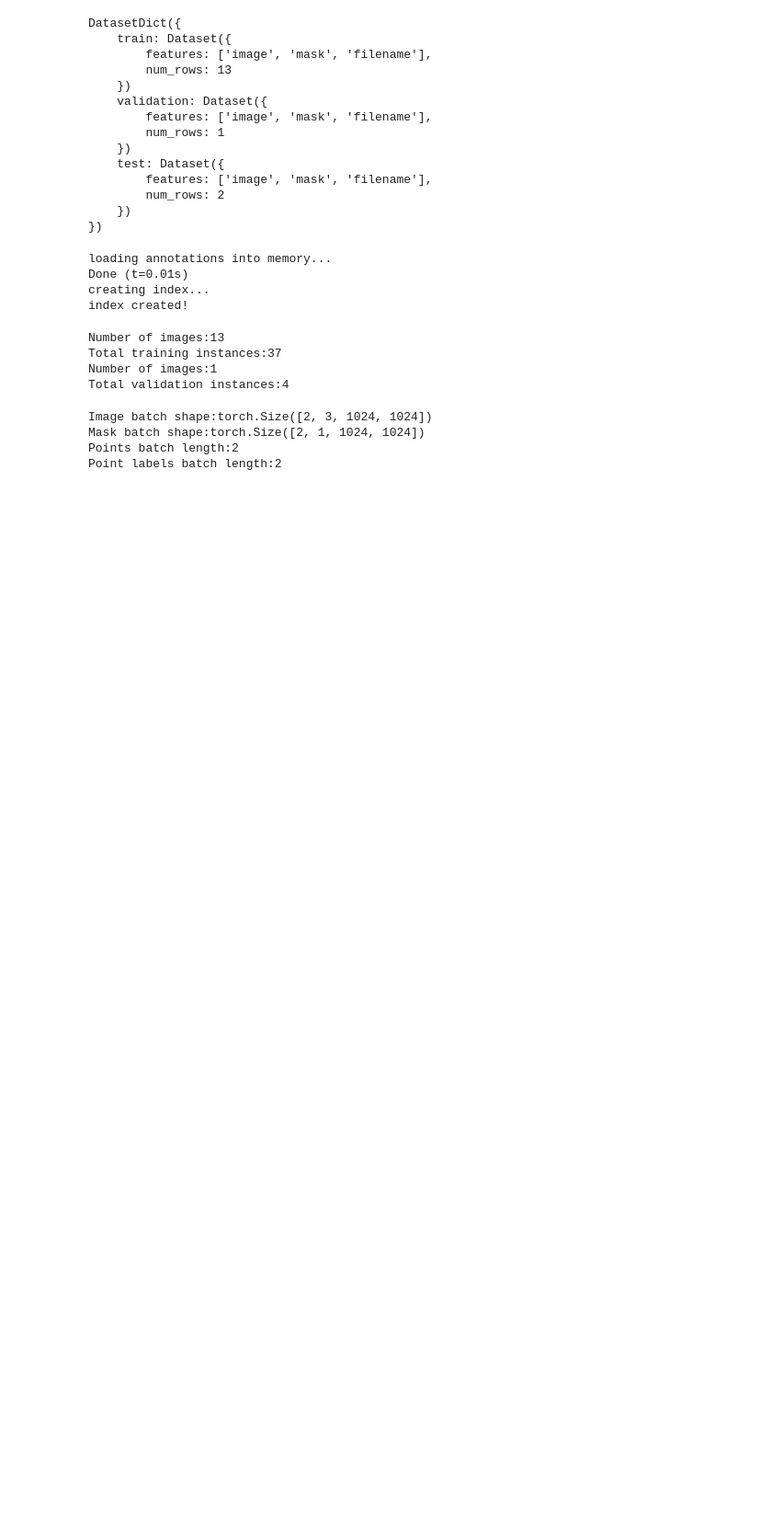
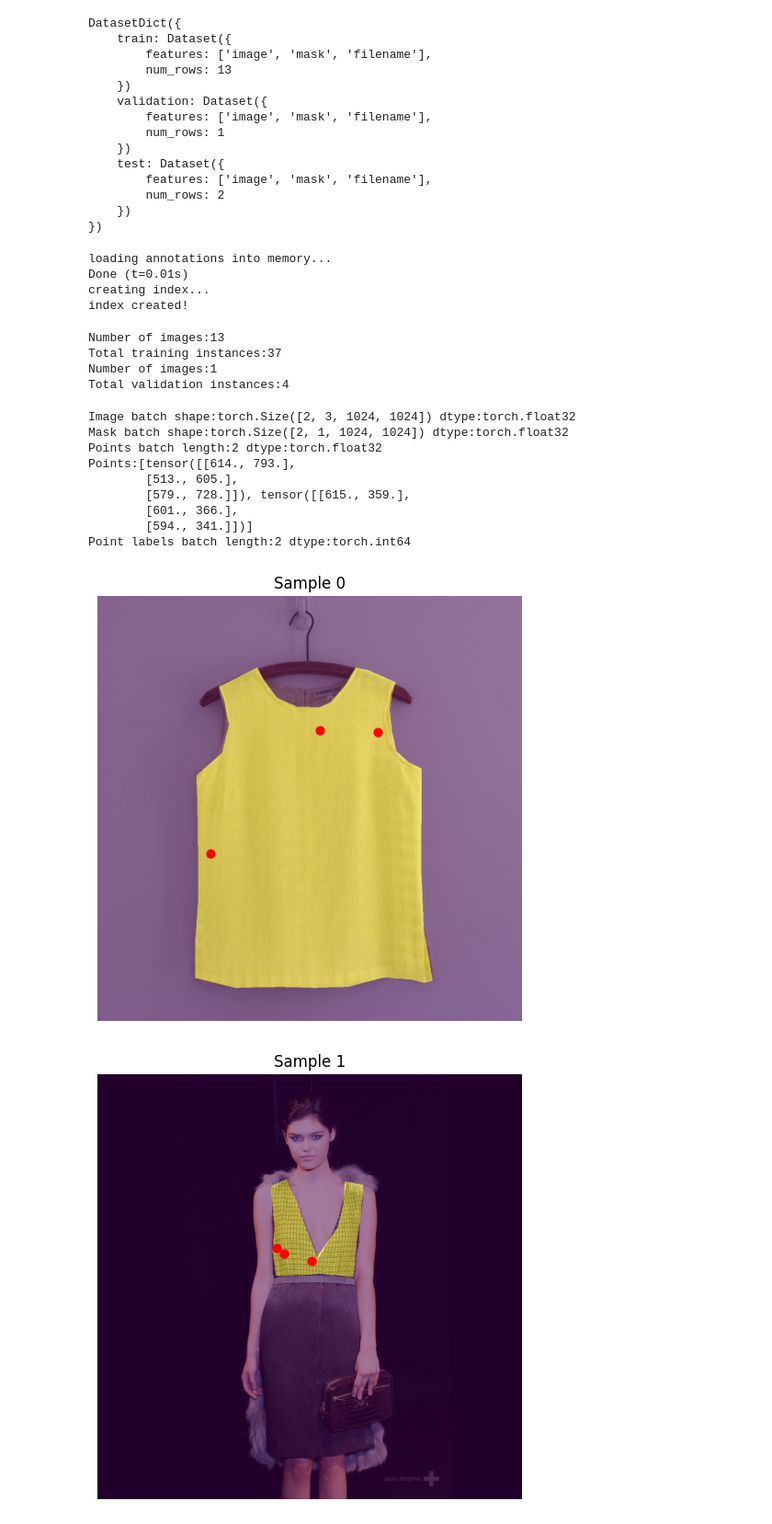
Before and after one commit to ash-01xor/FashionSeg, a Jupyter notebook: Notebooks/finetune_sam2_setup.ipynb, the cells around one changed output. Shown at 92% size. Drawn from its saved outputs; the diff is of its cells as text; code cells hidden in the pictures; blank space fills up the shorter version.

```diff
--- a/Notebooks/finetune_sam2_setup.ipynb
+++ b/Notebooks/finetune_sam2_setup.ipynb
@@ -223,12 +233,47 @@ val_dataloader = DataLoader(
 )
 # %%
 first_batch = next(iter(train_dataloader))
-print(f"Image batch shape:{first_batch['image'].shape}")
-print(f"Mask batch shape:{first_batch['mask'].shape}")
-print(f"Points batch length:{len(first_batch['points'])}")
-print(f"Point labels batch length:{len(first_batch['point_labels'])}")
+print(f"Image batch shape:{first_batch['image'].shape} dtype:{first_batch['image'].dtype}")
+print(f"Mask batch shape:{first_batch['mask'].shape} dtype:{first_batch['mask'].dtype}")
+print(f"Points batch length:{len(first_batch['points'])} dtype:{first_batch['points'][0].dtype}")
+print(f"Points:{first_batch['points']}")
+print(f"Point labels batch length:{len(first_batch['point_labels'])} dtype:{first_batch['point_labels'][0].dtype}")
 # %% [output]
-Image batch shape:torch.Size([2, 3, 1024, 1024])
-Mask batch shape:torch.Size([2, 1, 1024, 1024])
-Points batch length:2
-Point labels batch length:2
+Image batch shape:torch.Size([2, 3, 1024, 1024]) dtype:torch.float32
+Mask batch shape:torch.Size([2, 1, 1024, 1024]) dtype:torch.float32
+Points batch length:2 dtype:torch.float32
+Points:[tensor([[614., 793.],
+        [513., 605.],
+        [579., 728.]]), tensor([[615., 359.],
+        [601., 366.],
+        [594., 341.]])]
+Point labels batch length:2 dtype:torch.int64
+# %%
+def viz_batch(batch):
+
+    images = batch['image']  # (B, 3, H, W)
+    masks = batch['mask']    # (B, 1, H, W)
+    points = batch['points'] # list of (N, 1, 2)
+    point_labels = batch['point_labels'] # list of (N,)
+
+    B = images.shape[0]
+
+    for i in range(B):
+        img = images[i].permute(1, 2, 0).cpu().numpy().astype('uint8')
+        mask = masks[i][0].cpu().numpy()
+        pts = points[i].squeeze(1).cpu().numpy()  # (N, 2)
+
+        plt.figure(figsize=(6, 6))
+        plt.imshow(img)
+        plt.imshow(mask, alpha=0.5)
+        if pts.shape[0] > 0:
+            plt.scatter(pts[:, 0], pts[:, 1], c='red', s=40, marker='o')
+        plt.title(f"Sample {i}")
+        plt.axis('off')
+        plt.show()
+
+batch = next(iter(train_dataloader))
+viz_batch(batch)
+# %% [output]
+[figure, added]
+[figure, added]
```
Also changed, not shown: parts of 17 cells of this notebook.
